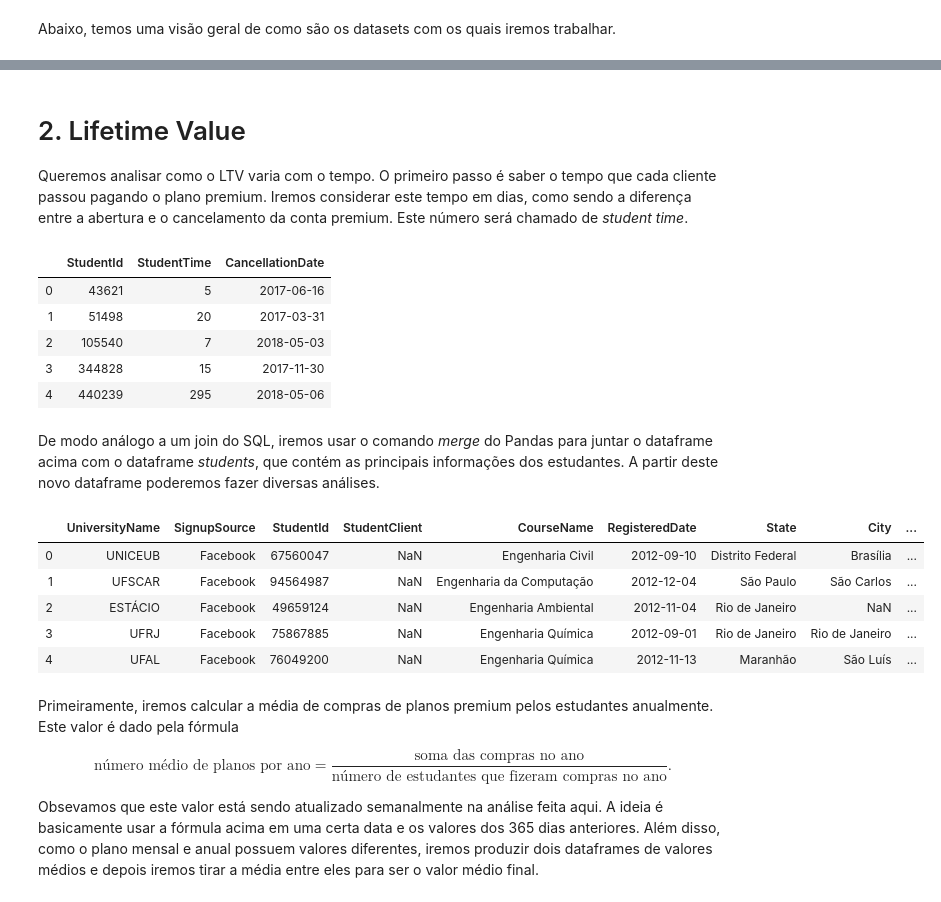
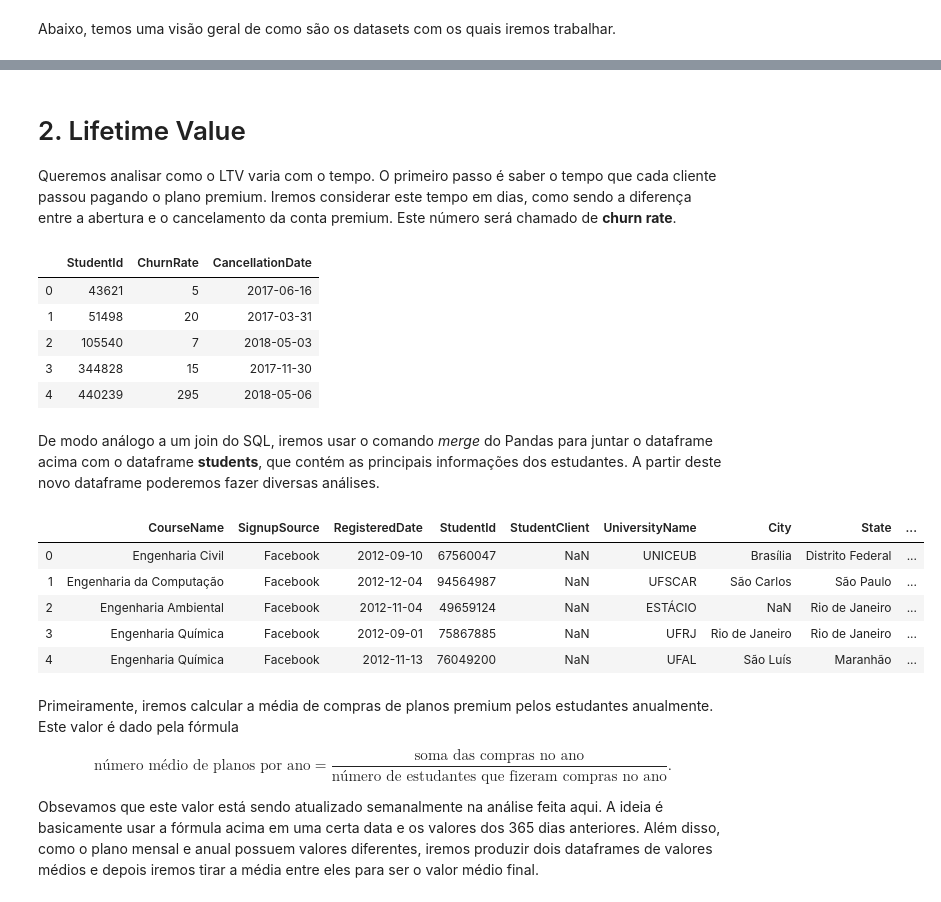
Before and after one commit to felipebottega/Machine-Learning-Codes, a Jupyter notebook: Desafio/Parte_2.ipynb, the cells around one changed output, grey strips where cells are left out. Drawn from its saved outputs; the diff is of its cells as text; code cells hidden in the pictures.

```diff
--- a/Desafio/Parte_2.ipynb
+++ b/Desafio/Parte_2.ipynb
@@ -188,7 +188,7 @@ fileViews
 # %% [markdown]
 # 2. Lifetime Value
 
-Queremos analisar como o LTV varia com o tempo. O primeiro passo é saber o tempo que cada cliente passou pagando o plano premium. Iremos considerar este tempo em dias, como sendo a diferença entre a abertura e o cancelamento da conta premium. Este número será chamado de *student time*.
+Queremos analisar como o LTV varia com o tempo. O primeiro passo é saber o tempo que cada cliente passou pagando o plano premium. Iremos considerar este tempo em dias, como sendo a diferença entre a abertura e o cancelamento da conta premium. Este número será chamado de **churn rate**.
 # %%
 g1 = df_dict['premium_payments'].groupby('StudentId')
 g1_groups = g1.groups
@@ -196,7 +196,7 @@ g1_groups = g1.groups
 g2 = df_dict['premium_cancellations'].groupby('StudentId')
 g2_groups = g2.groups
 
-student_time = {}
+churn_rate = {}
 missing = []
 CancellationDates = {}
 
@@ -207,36 +207,36 @@ for x in g2_groups.keys():
         idx = list(g2.groups[x])
         d2 = max(df_dict['premium_cancellations'].loc[idx]['CancellationDate'])
         CancellationDates[x] = d2
-        student_time[x] = (d2 - d1).days
+        churn_rate[x] = (d2 - d1).days
     else:
         missing.append(x)
 
-student_time_values = np.array(list(student_time.values()), dtype=np.int)
+churn_rate_values = np.array(list(churn_rate.values()), dtype=np.int)
 CancellationDates_values = np.array(list(CancellationDates.values()))
-student_id = np.array(list(student_time.keys()))
-student_time = pd.DataFrame(np.array([student_id, student_time_values, CancellationDates_values]).T, columns=['StudentId', 'StudentTime', 'CancellationDate'])
-student_time.head()
+student_id = np.array(list(churn_rate.keys()))
+churn_rate = pd.DataFrame(np.array([student_id, churn_rate_values, CancellationDates_values]).T, columns=['StudentId', 'ChurnRate', 'CancellationDate'])
+churn_rate.head()
 # %% [output]
-|  | StudentId | StudentTime | CancellationDate |
+|  | StudentId | ChurnRate | CancellationDate |
 | 0 | 43621 | 5 | 2017-06-16 |
 | 1 | 51498 | 20 | 2017-03-31 |
 | 2 | 105540 | 7 | 2018-05-03 |
 | 3 | 344828 | 15 | 2017-11-30 |
 | 4 | 440239 | 295 | 2018-05-06 |
 # %% [markdown]
-De modo análogo a um join do SQL, iremos usar o comando *merge* do Pandas para juntar o dataframe acima com o dataframe *students*, que contém as principais informações dos estudantes. A partir deste novo dataframe poderemos fazer diversas análises.
+De modo análogo a um join do SQL, iremos usar o comando *merge* do Pandas para juntar o dataframe acima com o dataframe **students**, que contém as principais informações dos estudantes. A partir deste novo dataframe poderemos fazer diversas análises.
 # %%
-merged = df_dict['students'].merge(student_time, on='StudentId')
+merged = df_dict['students'].merge(churn_rate, on='StudentId')
 merged = merged[~pd.isnull(merged['State'])]
-merged['StudentTime'] = merged['StudentTime'].astype(int)
+merged['ChurnRate'] = merged['ChurnRate'].astype(int)
 merged.head()
 # %% [output]
-|  | UniversityName | SignupSource | StudentId | StudentClient | CourseName | RegisteredDate | State | City | ... |
-| 0 | UNICEUB | Facebook | 67560047 | NaN | Engenharia Civil | 2012-09-10 | Distrito Federal | Brasília | ... |
-| 1 | UFSCAR | Facebook | 94564987 | NaN | Engenharia da Computação | 2012-12-04 | São Paulo | São Carlos | ... |
-| 2 | ESTÁCIO | Facebook | 49659124 | NaN | Engenharia Ambiental | 2012-11-04 | Rio de Janeiro | NaN | ... |
-| 3 | UFRJ | Facebook | 75867885 | NaN | Engenharia Química | 2012-09-01 | Rio de Janeiro | Rio de Janeiro | ... |
-| 4 | UFAL | Facebook | 76049200 | NaN | Engenharia Química | 2012-11-13 | Maranhão | São Luís | ... |
+|  | CourseName | SignupSource | RegisteredDate | StudentId | StudentClient | UniversityName | City | State | ... |
+| 0 | Engenharia Civil | Facebook | 2012-09-10 | 67560047 | NaN | UNICEUB | Brasília | Distrito Federal | ... |
+| 1 | Engenharia da Computação | Facebook | 2012-12-04 | 94564987 | NaN | UFSCAR | São Carlos | São Paulo | ... |
+| 2 | Engenharia Ambiental | Facebook | 2012-11-04 | 49659124 | NaN | ESTÁCIO | NaN | Rio de Janeiro | ... |
+| 3 | Engenharia Química | Facebook | 2012-09-01 | 75867885 | NaN | UFRJ | Rio de Janeiro | Rio de Janeiro | ... |
+| 4 | Engenharia Química | Facebook | 2012-11-13 | 76049200 | NaN | UFAL | São Luís | Maranhão | ... |
 # %% [markdown]
 Primeiramente, iremos calcular a média de compras de planos premium pelos estudantes anualmente. Este valor é dado pela fórmula
 
```
Also changed, not shown: parts of 14 cells of this notebook, 1 other file.
